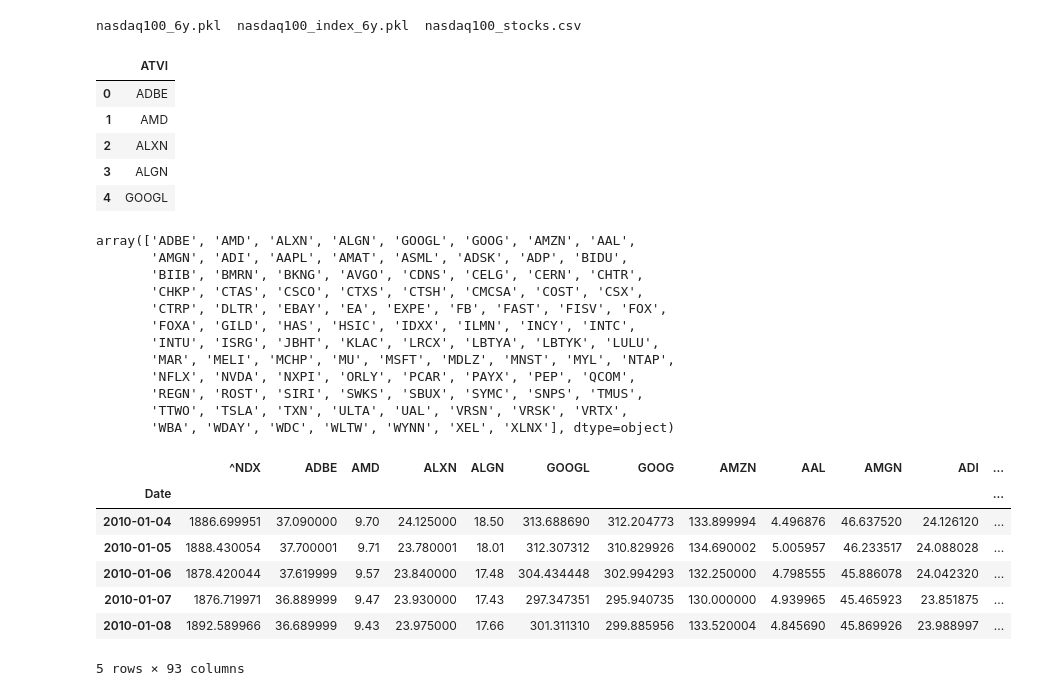
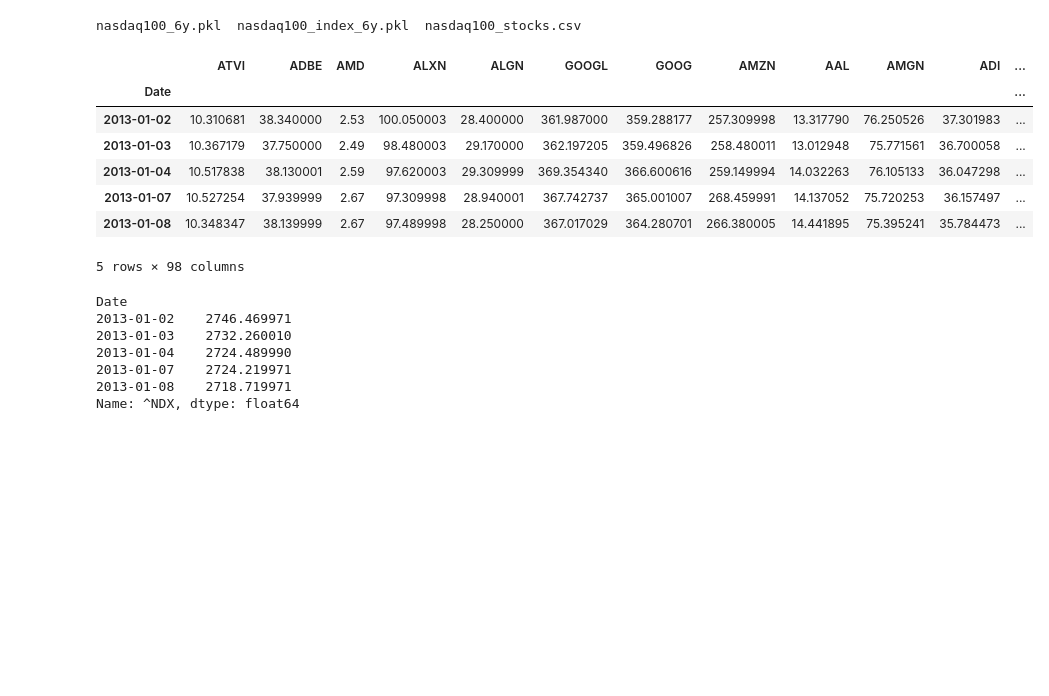
Before and after one commit to malraharsh/DLF-Index-Replication-Autoencoder, a Jupyter notebook: Gathering_Index_Data.ipynb, the cells around one changed output. Drawn from its saved outputs; the diff is of its cells as text; code cells hidden in the pictures; blank space fills up the shorter version.

```diff
--- a/Gathering_Index_Data.ipynb
+++ b/Gathering_Index_Data.ipynb
@@ -29,25 +19,16 @@ stocks = pd.read_csv('data/nasdaq100_stocks.csv')
+# %%
+#loading pkl data
+stocks_data = pd.read_pickle('data/nasdaq100_6y.pkl')
+index_data = pd.read_pickle('data/nasdaq100_index_6y.pkl')
+stocks_names = stocks_data.columns.values
 # %%
-stocks.head()
+stocks_data.head()
 # %% [output]
-|  | ATVI |
-| 0 | ADBE |
-| 1 | AMD |
-| 2 | ALXN |
-| 3 | ALGN |
-| 4 | GOOGL |
+|  | ATVI | ADBE | AMD | ALXN | ALGN | GOOGL | GOOG | AMZN | AAL | AMGN | ADI | ... |
+| Date |  |  |  |  |  |  |  |  |  |  |  | ... |
+| 2013-01-02 | 10.310681 | 38.340000 | 2.53 | 100.050003 | 28.400000 | 361.987000 | 359.288177 | 257.309998 | 13.317790 | 76.250526 | 37.301983 | ... |
+| 2013-01-03 | 10.367179 | 37.750000 | 2.49 | 98.480003 | 29.170000 | 362.197205 | 359.496826 | 258.480011 | 13.012948 | 75.771561 | 36.700058 | ... |
+| 2013-01-04 | 10.517838 | 38.130001 | 2.59 | 97.620003 | 29.309999 | 369.354340 | 366.600616 | 259.149994 | 14.032263 | 76.105133 | 36.047298 | ... |
+| 2013-01-07 | 10.527254 | 37.939999 | 2.67 | 97.309998 | 28.940001 | 367.742737 | 365.001007 | 268.459991 | 14.137052 | 75.720253 | 36.157497 | ... |
+| 2013-01-08 | 10.348347 | 38.139999 | 2.67 | 97.489998 | 28.250000 | 367.017029 | 364.280701 | 266.380005 | 14.441895 | 75.395241 | 35.784473 | ... |
+5 rows × 98 columns
-# %%
-stocks_symbols = stocks.squeeze().values
-stocks_symbols
-# %% [output]
-array(['ADBE', 'AMD', 'ALXN', 'ALGN', 'GOOGL', 'GOOG', 'AMZN', 'AAL',
-       'AMGN', 'ADI', 'AAPL', 'AMAT', 'ASML', 'ADSK', 'ADP', 'BIDU',
-       'BIIB', 'BMRN', 'BKNG', 'AVGO', 'CDNS', 'CELG', 'CERN', 'CHTR',
-       'CHKP', 'CTAS', 'CSCO', 'CTXS', 'CTSH', 'CMCSA', 'COST', 'CSX',
-       'CTRP', 'DLTR', 'EBAY', 'EA', 'EXPE', 'FB', 'FAST', 'FISV', 'FOX',
-       'FOXA', 'GILD', 'HAS', 'HSIC', 'IDXX', 'ILMN', 'INCY', 'INTC',
-       'INTU', 'ISRG', 'JBHT', 'KLAC', 'LRCX', 'LBTYA', 'LBTYK', 'LULU',
-       'MAR', 'MELI', 'MCHP', 'MU', 'MSFT', 'MDLZ', 'MNST', 'MYL', 'NTAP',
-       'NFLX', 'NVDA', 'NXPI', 'ORLY', 'PCAR', 'PAYX', 'PEP', 'QCOM',
-       'REGN', 'ROST', 'SIRI', 'SWKS', 'SBUX', 'SYMC', 'SNPS', 'TMUS',
-       'TTWO', 'TSLA', 'TXN', 'ULTA', 'UAL', 'VRSN', 'VRSK', 'VRTX',
-       'WBA', 'WDAY', 'WDC', 'WLTW', 'WYNN', 'XEL', 'XLNX'], dtype=object)
@@ -68,11 +35,10 @@ for symbol in stocks_symbols:
 # %%
-stock_data.head()
+index_data.head()
 # %% [output]
-|  | ^NDX | ADBE | AMD | ALXN | ALGN | GOOGL | GOOG | AMZN | AAL | AMGN | ADI | ... |
-| Date |  |  |  |  |  |  |  |  |  |  |  | ... |
-| 2010-01-04 | 1886.699951 | 37.090000 | 9.70 | 24.125000 | 18.50 | 313.688690 | 312.204773 | 133.899994 | 4.496876 | 46.637520 | 24.126120 | ... |
-| 2010-01-05 | 1888.430054 | 37.700001 | 9.71 | 23.780001 | 18.01 | 312.307312 | 310.829926 | 134.690002 | 5.005957 | 46.233517 | 24.088028 | ... |
-| 2010-01-06 | 1878.420044 | 37.619999 | 9.57 | 23.840000 | 17.48 | 304.434448 | 302.994293 | 132.250000 | 4.798555 | 45.886078 | 24.042320 | ... |
-| 2010-01-07 | 1876.719971 | 36.889999 | 9.47 | 23.930000 | 17.43 | 297.347351 | 295.940735 | 130.000000 | 4.939965 | 45.465923 | 23.851875 | ... |
-| 2010-01-08 | 1892.589966 | 36.689999 | 9.43 | 23.975000 | 17.66 | 301.311310 | 299.885956 | 133.520004 | 4.845690 | 45.869926 | 23.988997 | ... |
-5 rows × 93 columns
+Date
+2013-01-02    2746.469971
+2013-01-03    2732.260010
+2013-01-04    2724.489990
+2013-01-07    2724.219971
+2013-01-08    2718.719971
+Name: ^NDX, dtype: float64
```
Also changed, not shown: parts of 24 cells of this notebook.
